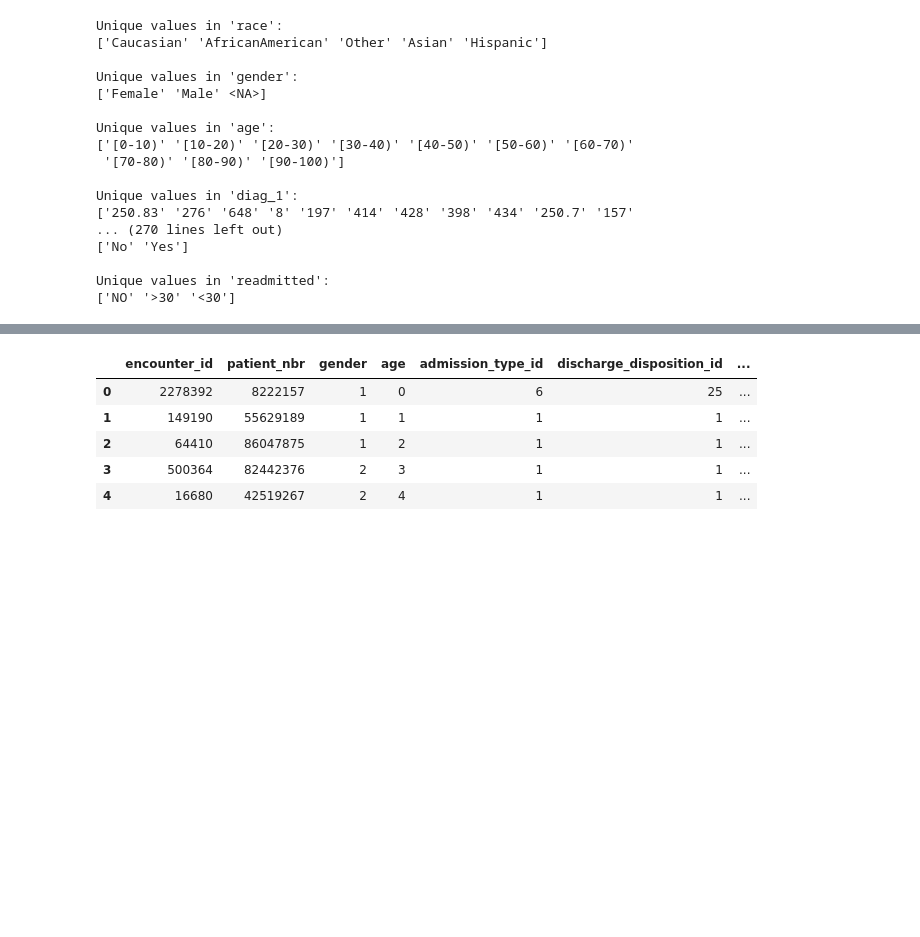
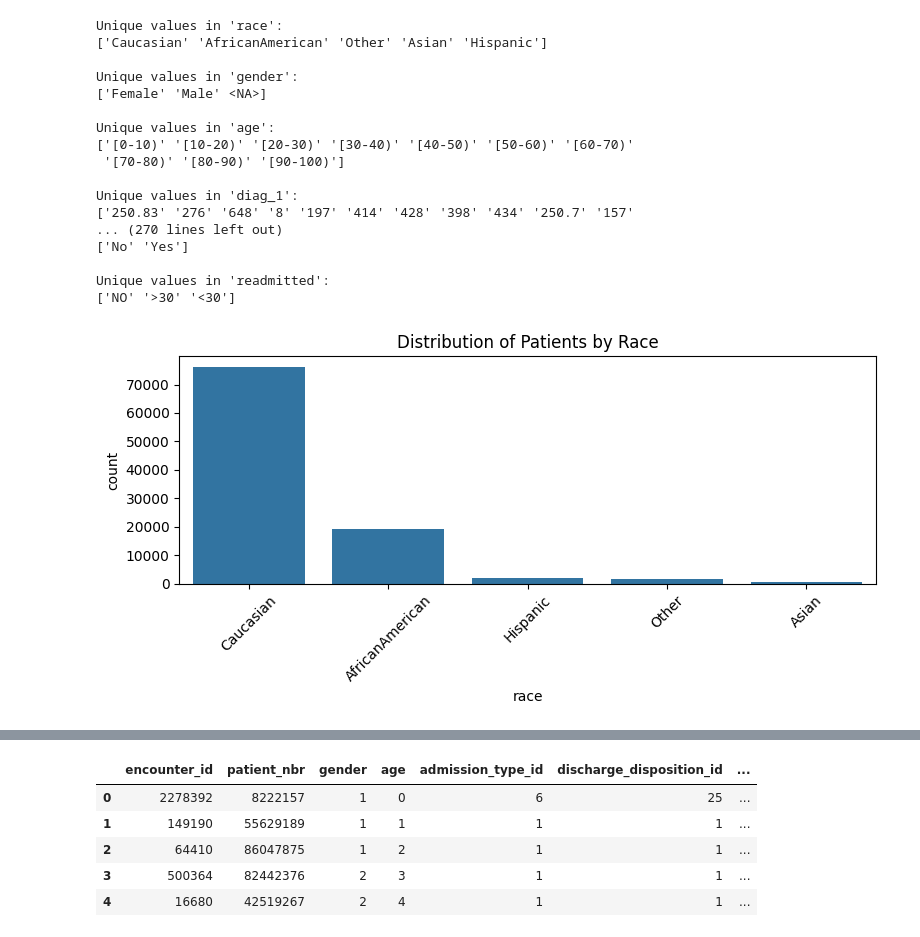
Before and after one commit to hcarrusca/diabetic_patient_trend, a Jupyter notebook: Residence_Project.ipynb, the cells around one changed output, grey strips where cells are left out. Saved outputs shown, nothing was run; the diff lists cells and outputs as text; code cells hidden in the pictures; blank space fills up the shorter version.

```diff
--- a/Residence_Project.ipynb
+++ b/Residence_Project.ipynb
@@ -137,3 +132,12 @@ Unique values in 'diag_1':
 
 Unique values in 'readmitted':
 ['NO' '>30' '<30']
+# %%
+plt.figure(figsize=(8, 4))
+sns.countplot(data=df_cleaned, x='race', order=df_cleaned['race'].value_counts().index)
+plt.title('Distribution of Patients by Race')
+plt.xticks(rotation=45)
+plt.tight_layout()
+plt.show()
+# %% [output]
+[figure, added]
```
Also changed, not shown: parts of 25 cells of this notebook.
